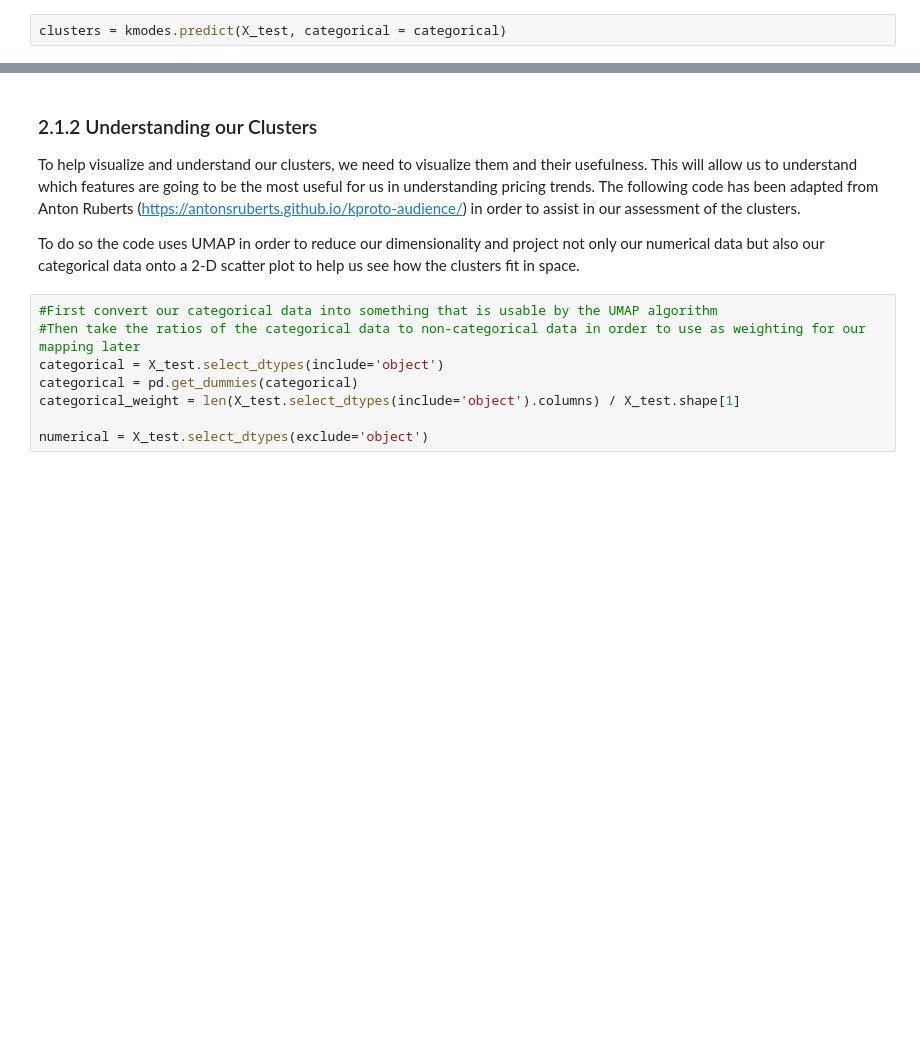
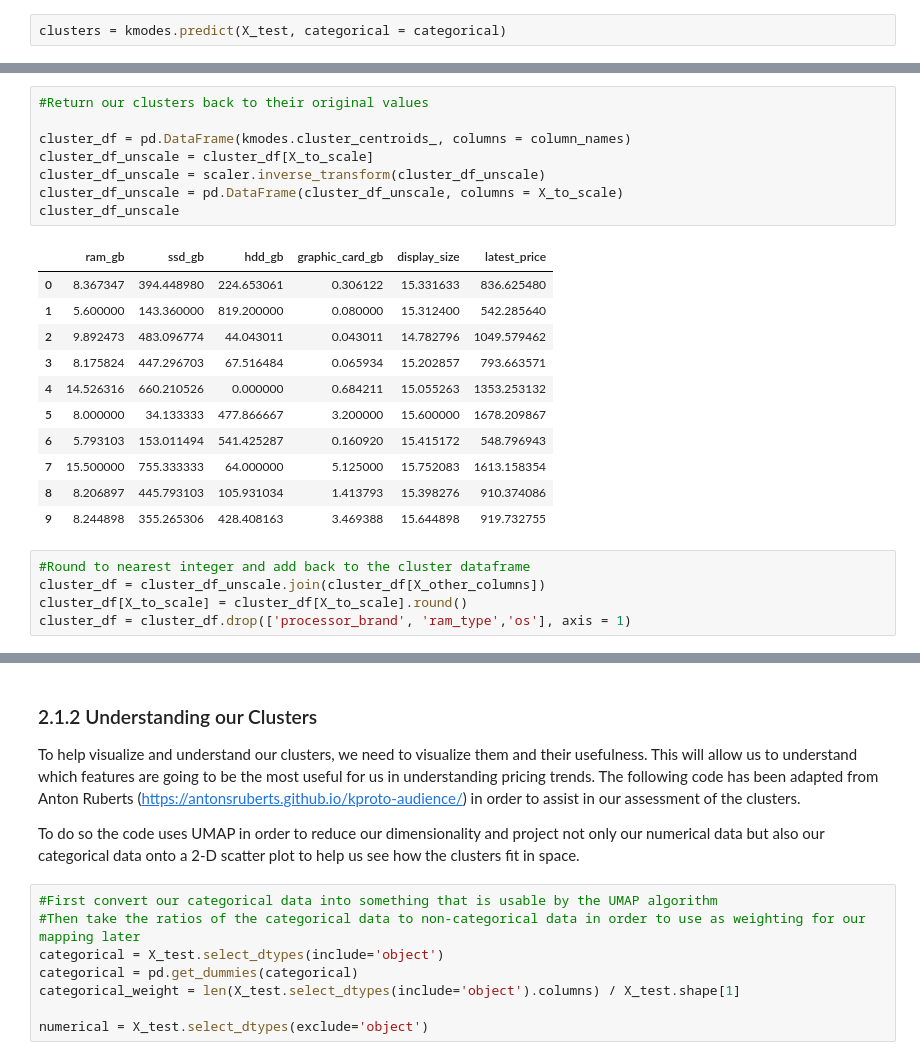
Before and after one commit to lutimoth/LaptopPriceModeling, a Jupyter notebook: notebooks/Laptop Pricing Modeling.ipynb, the cells around one changed output, grey strips where cells are left out. Drawn from its saved outputs; the diff is of its cells as text; blank space fills up the shorter version.

```diff
--- a/notebooks/Laptop Pricing Modeling.ipynb
+++ b/notebooks/Laptop Pricing Modeling.ipynb
@@ -250 +263,26 @@ array([['0.18067226890756166', '0.15155228758170047',
       dtype='<U32')
+# %%
+#Return our clusters back to their original values
+
+cluster_df = pd.DataFrame(kmodes.cluster_centroids_, columns = column_names)
+cluster_df_unscale = cluster_df[X_to_scale]
+cluster_df_unscale = scaler.inverse_transform(cluster_df_unscale)
+cluster_df_unscale = pd.DataFrame(cluster_df_unscale, columns = X_to_scale)
+cluster_df_unscale
+# %% [output]
+|  | ram_gb | ssd_gb | hdd_gb | graphic_card_gb | display_size | latest_price |
+| 0 | 8.367347 | 394.448980 | 224.653061 | 0.306122 | 15.331633 | 836.625480 |
+| 1 | 5.600000 | 143.360000 | 819.200000 | 0.080000 | 15.312400 | 542.285640 |
+| 2 | 9.892473 | 483.096774 | 44.043011 | 0.043011 | 14.782796 | 1049.579462 |
+| 3 | 8.175824 | 447.296703 | 67.516484 | 0.065934 | 15.202857 | 793.663571 |
+| 4 | 14.526316 | 660.210526 | 0.000000 | 0.684211 | 15.055263 | 1353.253132 |
+| 5 | 8.000000 | 34.133333 | 477.866667 | 3.200000 | 15.600000 | 1678.209867 |
+| 6 | 5.793103 | 153.011494 | 541.425287 | 0.160920 | 15.415172 | 548.796943 |
+| 7 | 15.500000 | 755.333333 | 64.000000 | 5.125000 | 15.752083 | 1613.158354 |
+| 8 | 8.206897 | 445.793103 | 105.931034 | 1.413793 | 15.398276 | 910.374086 |
+| 9 | 8.244898 | 355.265306 | 428.408163 | 3.469388 | 15.644898 | 919.732755 |
+# %%
+#Round to nearest integer and add back to the cluster dataframe
+cluster_df = cluster_df_unscale.join(cluster_df[X_other_columns])
+cluster_df[X_to_scale] = cluster_df[X_to_scale].round()
+cluster_df = cluster_df.drop(['processor_brand', 'ram_type','os'], axis = 1)
```
Also changed, not shown: parts of 20 cells of this notebook, 5 other files.
